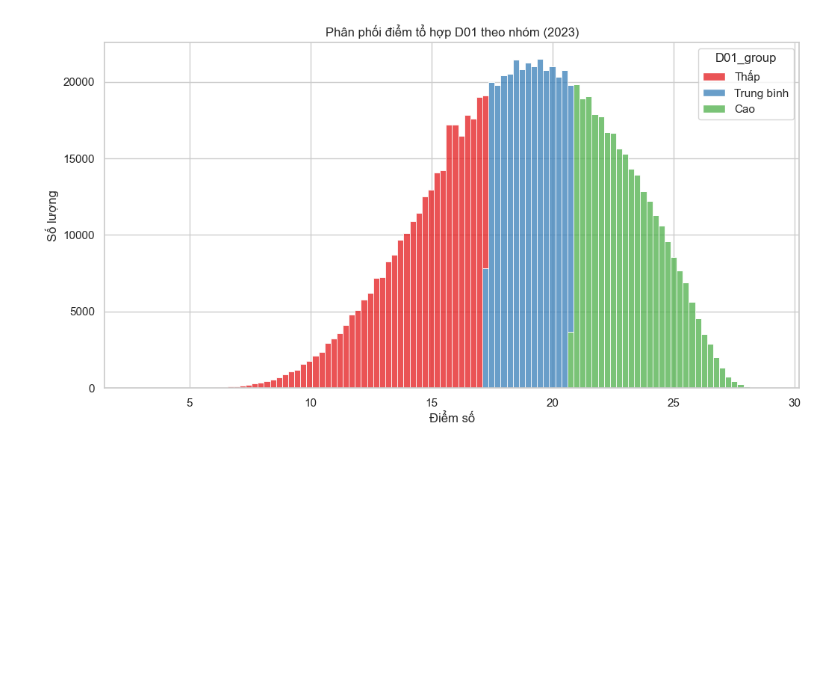
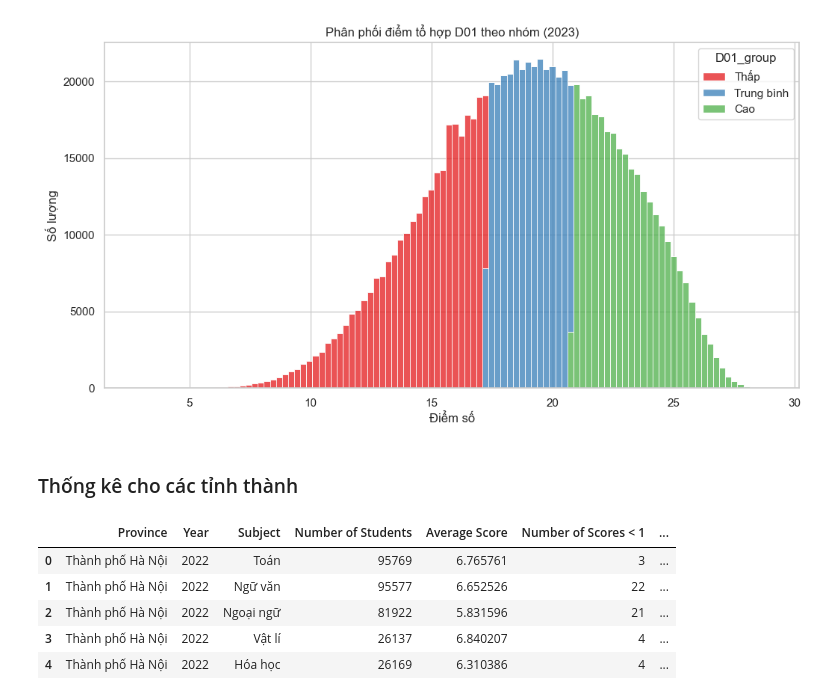
Before and after one commit to Dat-TG/THPTQG, a Jupyter notebook: analysis.ipynb, the cells around one changed output. Drawn from its saved outputs; the diff is of its cells as text; code cells hidden in the pictures; blank space fills up the shorter version.

Commit message:
add province statistics

```diff
--- a/analysis.ipynb
+++ b/analysis.ipynb
@@ -486,3 +482,5 @@ for combo in combos:
 [figure]
 [figure]
 [figure]
+# %% [markdown]
+### Thống kê cho các tỉnh thành
@@ -488,0 +546,9 @@ for combo in combos:
+# %%
+subject_stats_combined.head()
+# %% [output]
+|  | Province | Year | Subject | Number of Students | Average Score | Number of Scores < 1 | ... |
+| 0 | Thành phố Hà Nội | 2022 | Toán | 95769 | 6.765761 | 3 | ... |
+| 1 | Thành phố Hà Nội | 2022 | Ngữ văn | 95577 | 6.652526 | 22 | ... |
+| 2 | Thành phố Hà Nội | 2022 | Ngoại ngữ | 81922 | 5.831596 | 21 | ... |
+| 3 | Thành phố Hà Nội | 2022 | Vật lí | 26137 | 6.840207 | 4 | ... |
+| 4 | Thành phố Hà Nội | 2022 | Hóa học | 26169 | 6.310386 | 4 | ... |
```
Also changed, not shown: parts of 12 cells of this notebook, 22 other files.
